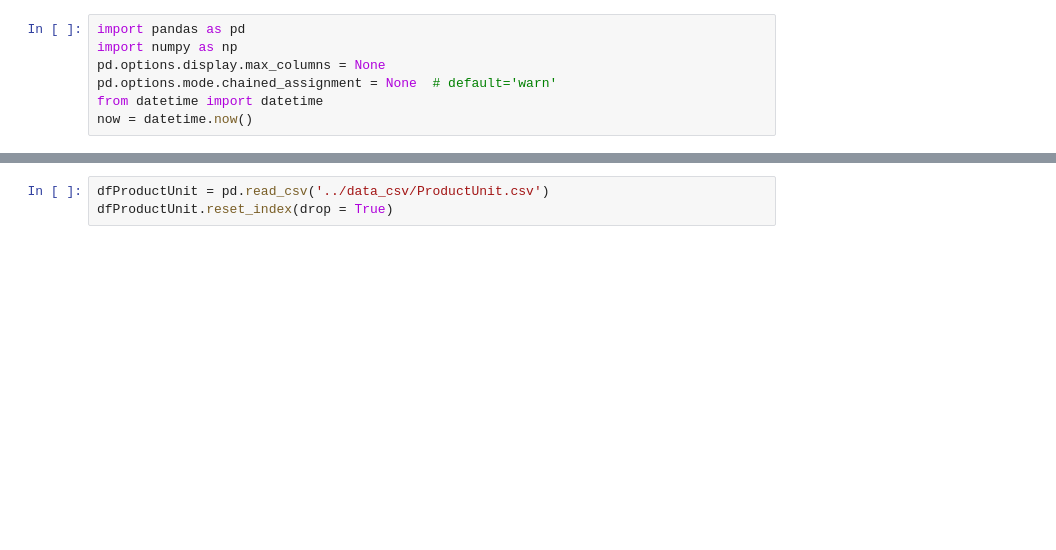
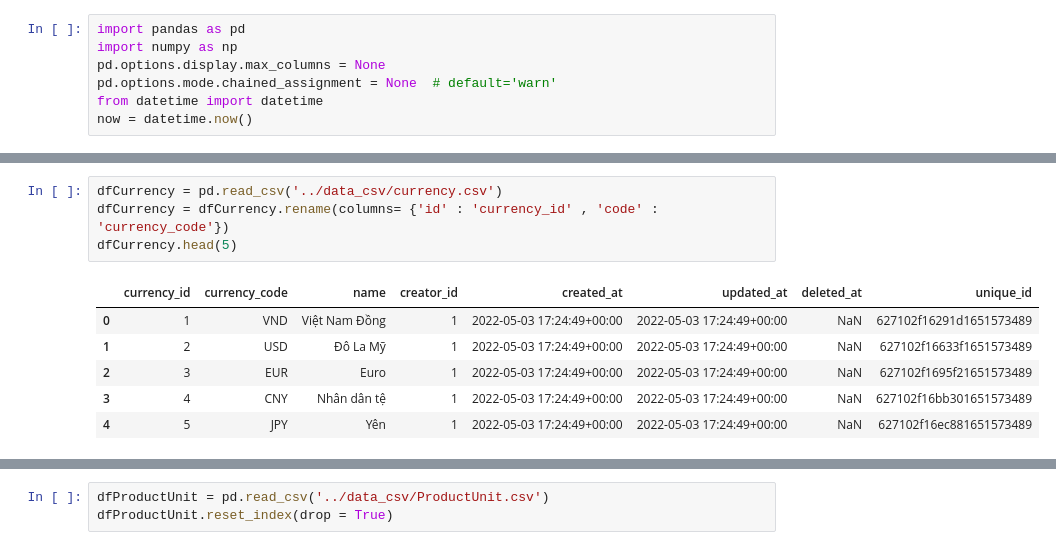
Before and after one commit to Thang1703hrsh/TMSDjango, a Jupyter notebook: temporary/get_purchase_order.ipynb, the cells around one changed output, grey strips where cells are left out. Drawn from its saved outputs; the diff is of its cells as text; blank space fills up the shorter version.

```diff
--- a/temporary/get_purchase_order.ipynb
+++ b/temporary/get_purchase_order.ipynb
@@ -7,0 +27,11 @@ now = datetime.now()
+# %%
+dfCurrency = pd.read_csv('../data_csv/currency.csv')
+dfCurrency = dfCurrency.rename(columns= {'id' : 'currency_id' , 'code' : 'currency_code'})
+dfCurrency.head(5)
+# %% [output]
+|  | currency_id | currency_code | name | creator_id | created_at | updated_at | deleted_at | unique_id |
+| 0 | 1 | VND | Việt Nam Đồng | 1 | 2022-05-03 17:24:49+00:00 | 2022-05-03 17:24:49+00:00 | NaN | 627102f16291d1651573489 |
+| 1 | 2 | USD | Đô La Mỹ | 1 | 2022-05-03 17:24:49+00:00 | 2022-05-03 17:24:49+00:00 | NaN | 627102f16633f1651573489 |
+| 2 | 3 | EUR | Euro | 1 | 2022-05-03 17:24:49+00:00 | 2022-05-03 17:24:49+00:00 | NaN | 627102f1695f21651573489 |
+| 3 | 4 | CNY | Nhân dân tệ | 1 | 2022-05-03 17:24:49+00:00 | 2022-05-03 17:24:49+00:00 | NaN | 627102f16bb301651573489 |
+| 4 | 5 | JPY | Yên | 1 | 2022-05-03 17:24:49+00:00 | 2022-05-03 17:24:49+00:00 | NaN | 627102f16ec881651573489 |
```
Also changed, not shown: parts of 14 cells of this notebook, 11 other files.
